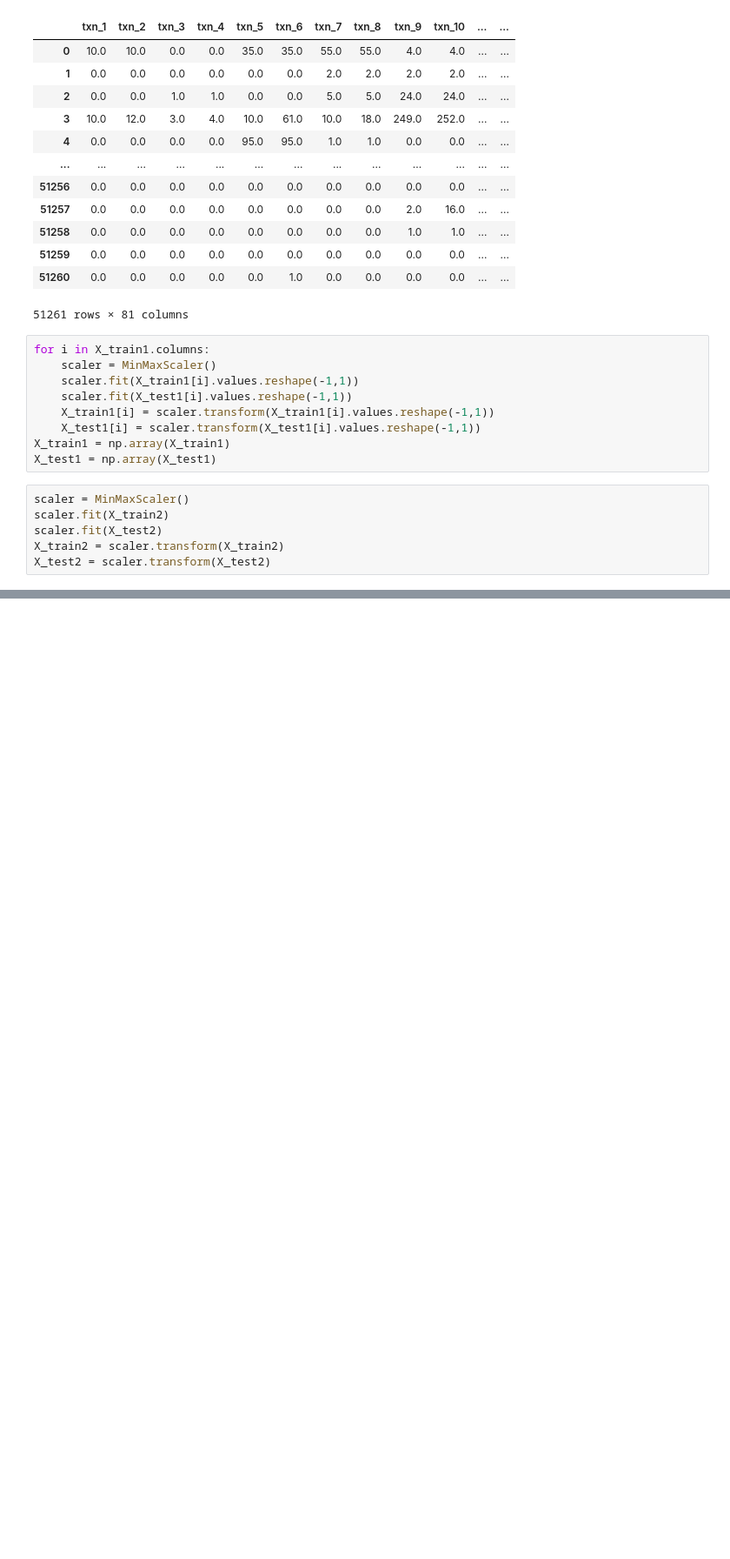
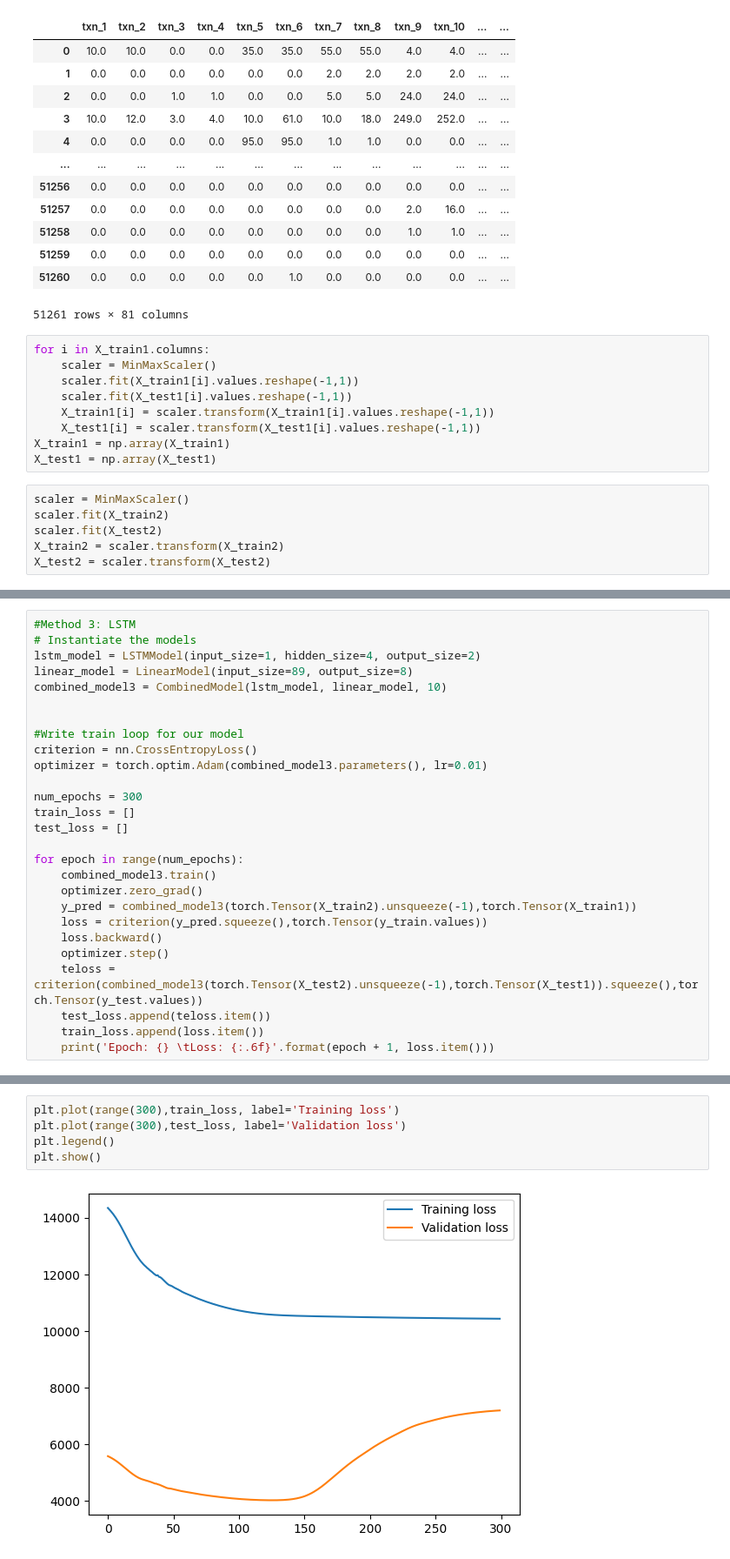
Before and after one commit to LokeshBadisa/Convolve2.0, a Jupyter notebook: Lokesh/RNN.ipynb, the cells around one changed output, grey strips where cells are left out. Shown at 87% size. Drawn from its saved outputs; the diff is of its cells as text; blank space fills up the shorter version.

```diff
--- a/Lokesh/RNN.ipynb
+++ b/Lokesh/RNN.ipynb
@@ -192,0 +302,27 @@ plt.show()
+# %%
+#Method 3: LSTM
+# Instantiate the models
+lstm_model = LSTMModel(input_size=1, hidden_size=4, output_size=2)
+linear_model = LinearModel(input_size=89, output_size=8)
+combined_model3 = CombinedModel(lstm_model, linear_model, 10)
+
+
+#Write train loop for our model
+criterion = nn.CrossEntropyLoss()
+optimizer = torch.optim.Adam(combined_model3.parameters(), lr=0.01)
+
+num_epochs = 300
+train_loss = []
+test_loss = []
+
+for epoch in range(num_epochs):
+    combined_model3.train()
+    optimizer.zero_grad()
+    y_pred = combined_model3(torch.Tensor(X_train2).unsqueeze(-1),torch.Tensor(X_train1))
+    loss = criterion(y_pred.squeeze(),torch.Tensor(y_train.values))
+    loss.backward()
+    optimizer.step()
+    teloss = criterion(combined_model3(torch.Tensor(X_test2).unsqueeze(-1),torch.Tensor(X_test1)).squeeze(),torch.Tensor(y_test.values))
+    test_loss.append(teloss.item())
+    train_loss.append(loss.item())
+    print('Epoch: {} \tLoss: {:.6f}'.format(epoch + 1, loss.item()))
@@ -192,0 +347,7 @@ plt.show()
+# %%
+plt.plot(range(300),train_loss, label='Training loss')
+plt.plot(range(300),test_loss, label='Validation loss')
+plt.legend()
+plt.show()
+# %% [output]
+[figure, added]
```
Also changed, not shown: parts of 16 cells of this notebook.
